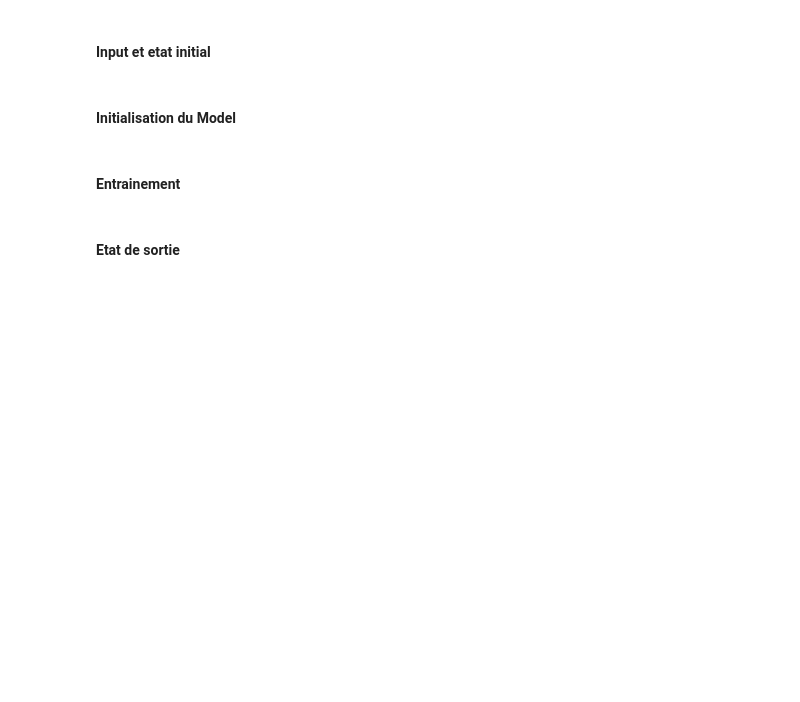
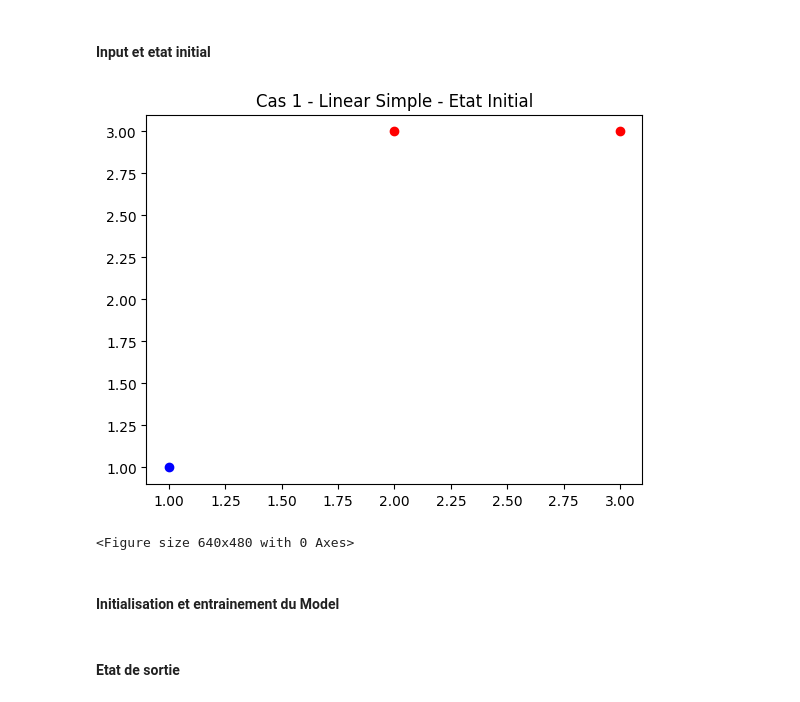
Before and after one commit to SamuelELbaz/Projet_Annuel_3IABD1_Lib_ML, a Jupyter notebook: CasTests.ipynb, the cells around one changed output. Cells and saved outputs as stored; diff of their text form; code cells hidden in the pictures; blank space fills up the shorter version.

```diff
--- a/CasTests.ipynb
+++ b/CasTests.ipynb
@@ -43,23 +43,26 @@ lib.free_pmc.restype = None
 # %%
 X = np.array([
     [1, 1],
     [2, 3],
     [3, 3]
 ], dtype=np.float64)
 
 Y = np.array([
     1,
     -1,
     -1
 ], dtype=np.float64)
 
 plt.scatter(X[0, 0], X[0, 1], color='blue')
 plt.scatter(X[1:3,0], X[1:3,1], color='red')
-plt.title("Cas 1 - Etat Initial - Linear Simple")
+plt.title("Cas 1 - Linear Simple - Etat Initial")
 plt.show()
 plt.clf()
+# %% [output]
+[figure, added]
+<Figure size 640x480 with 0 Axes>
 # %% [markdown]
-#### Initialisation du Model
+#### Initialisation et entrainement du Model
 # %%
 layers = (c_int * 2)(2, 1)
 
@@ -81,2 +94,0 @@ y_true = (c_double * nb_sample)(
-# %% [markdown]
-#### Entrainement
```
Also changed, not shown: parts of 17 cells of this notebook, 1 other file.
